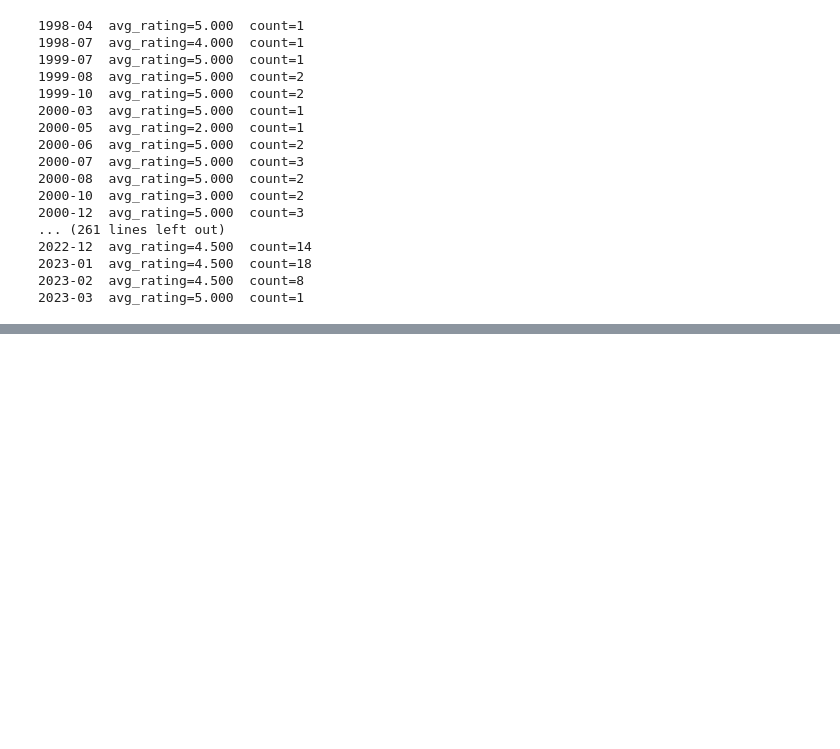
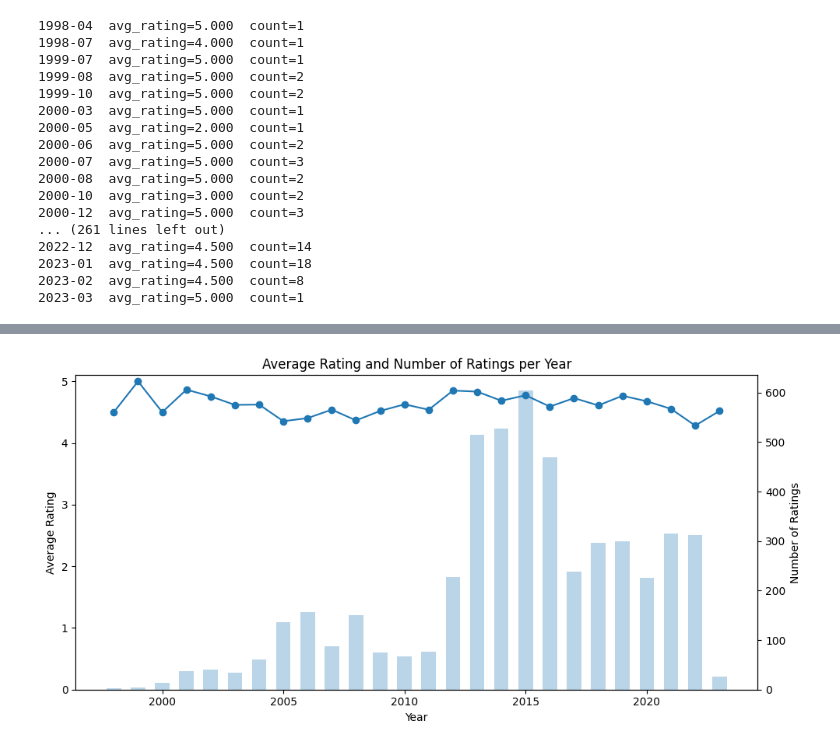
Before and after one commit to jacksoncdawson/distributed_computing_group9, a Jupyter notebook: individual_work/tom_k/dc-project-tk-code.ipynb, the cells around one changed output, grey strips where cells are left out. Cells and saved outputs as stored; diff of their text form; code cells hidden in the pictures; blank space fills up the shorter version.

```diff
--- a/individual_work/tom_k/dc-project-tk-code.ipynb
+++ b/individual_work/tom_k/dc-project-tk-code.ipynb
@@ -208,0 +228,25 @@ plt.show()
+# %%
+years = [year for year, _ in year_results]
+avg_ratings_year = [stats[0] for _, stats in year_results]
+counts_year = [stats[1] for _, stats in year_results]
+
+fig, ax1 = plt.subplots(figsize=(10, 5))
+
+# Line: average rating per year
+ax1.plot(years, avg_ratings_year, marker="o")
+ax1.set_xlabel("Year")
+ax1.set_ylabel("Average Rating")
+ax1.set_ylim(0, 5.1)
+ax1.tick_params(axis="y")
+
+# Second axis for counts (bars)
+ax2 = ax1.twinx()
+ax2.bar(years, counts_year, alpha=0.3, width=0.6)
+ax2.set_ylabel("Number of Ratings")
+ax2.tick_params(axis="y")
+
+plt.title("Average Rating and Number of Ratings per Year")
+plt.tight_layout()
+plt.show()
+# %% [output]
+[figure, added]
```
Also changed, not shown: parts of 6 cells of this notebook.
